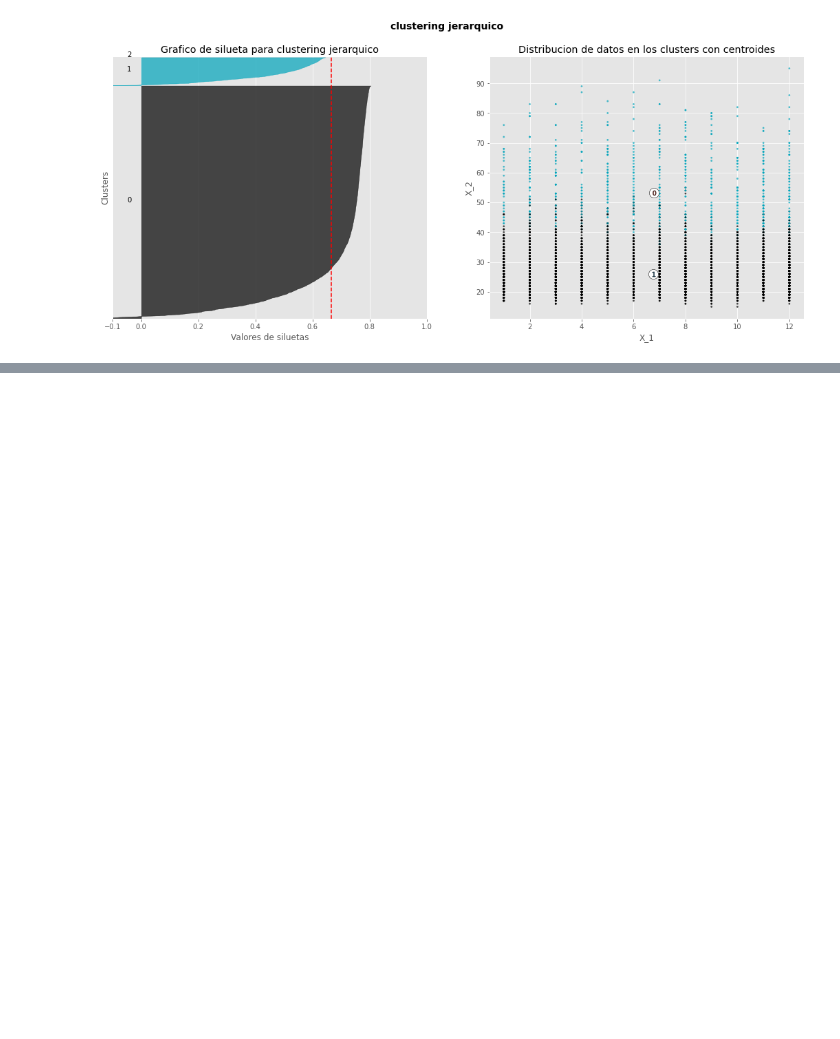
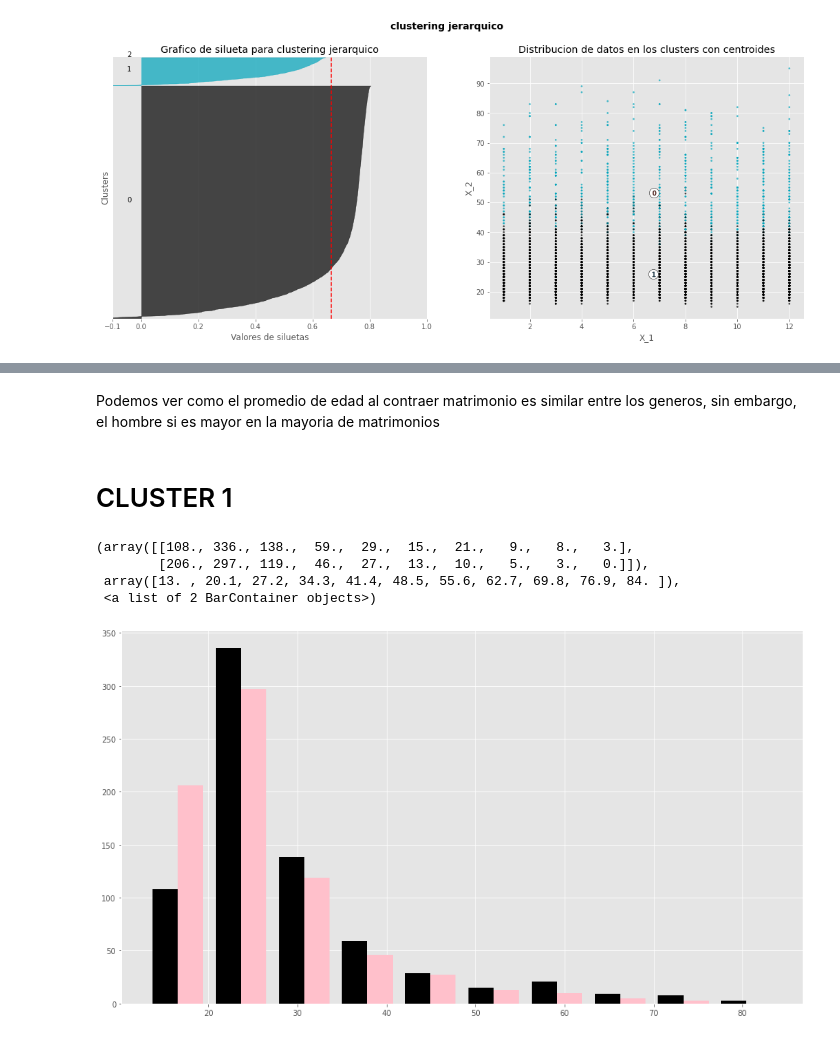
Before and after one commit to Diego223/ProyectoMiningData, a Jupyter notebook: PROYECTO1DM.ipynb, the cells around one changed output, grey strips where cells are left out. Drawn from its saved outputs; the diff is of its cells as text; code cells hidden in the pictures; blank space fills up the shorter version.

```diff
--- a/PROYECTO1DM.ipynb
+++ b/PROYECTO1DM.ipynb
@@ -735,0 +744,13 @@ cluster_0[['EDADHOM', 'EDADMUJ']].mean().plot(kind='pie')
+# %% [markdown]
+Podemos ver como el promedio de edad al contraer matrimonio es similar entre los generos, sin embargo, el hombre si es mayor en la mayoria de matrimonios
+# %% [markdown]
+# CLUSTER 1
+# %%
+cluster_1 = Lets[Lets['hierarchical'] == 1]
+plt.hist(cluster_1[['EDADHOM', 'EDADMUJ']],color=['black','pink'])
+# %% [output]
+(array([[108., 336., 138.,  59.,  29.,  15.,  21.,   9.,   8.,   3.],
+        [206., 297., 119.,  46.,  27.,  13.,  10.,   5.,   3.,   0.]]),
+ array([13. , 20.1, 27.2, 34.3, 41.4, 48.5, 55.6, 62.7, 69.8, 76.9, 84. ]),
+ <a list of 2 BarContainer objects>)
+[figure, added]
```
Also changed, not shown: parts of 34 cells of this notebook.
